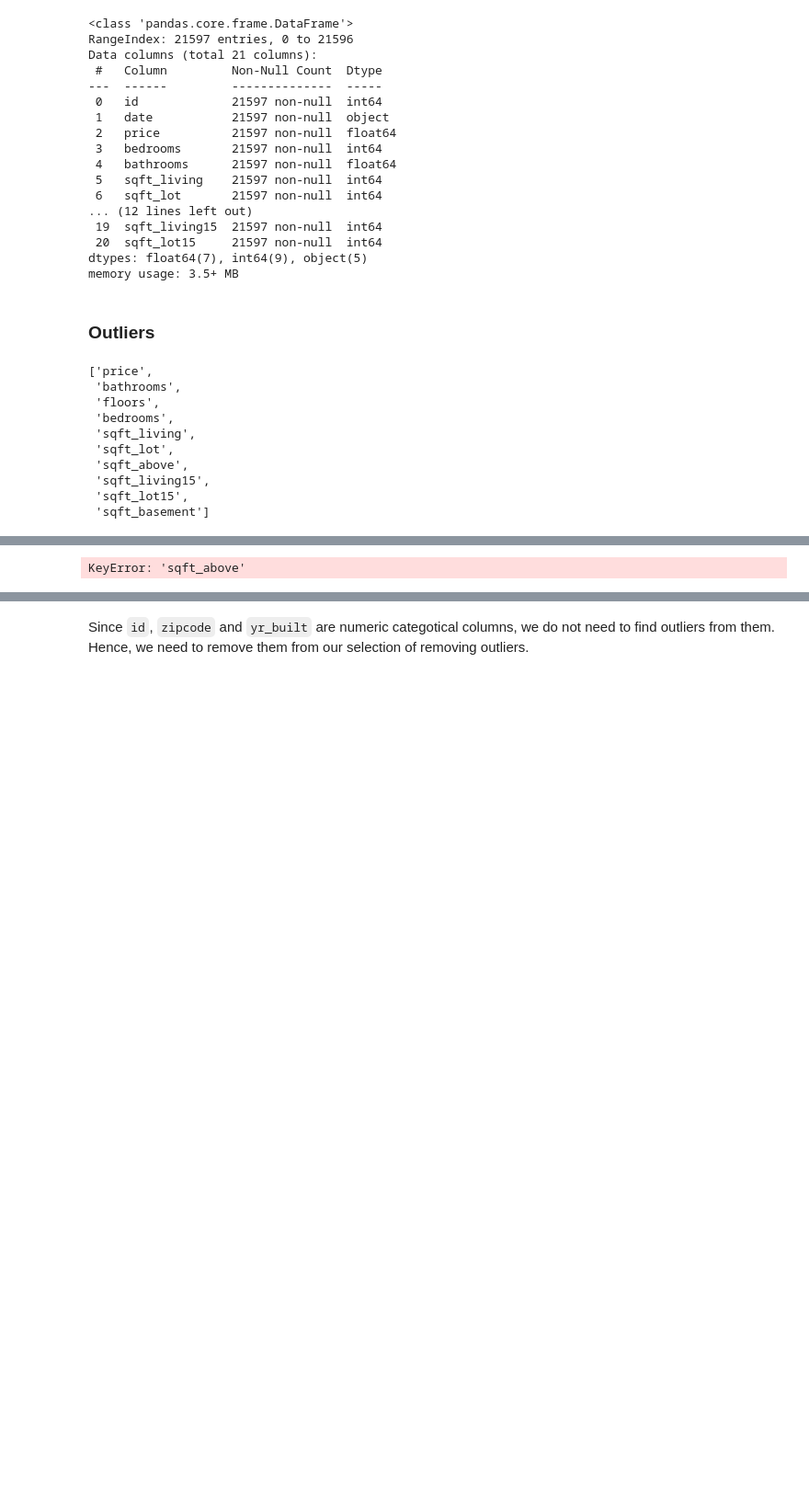
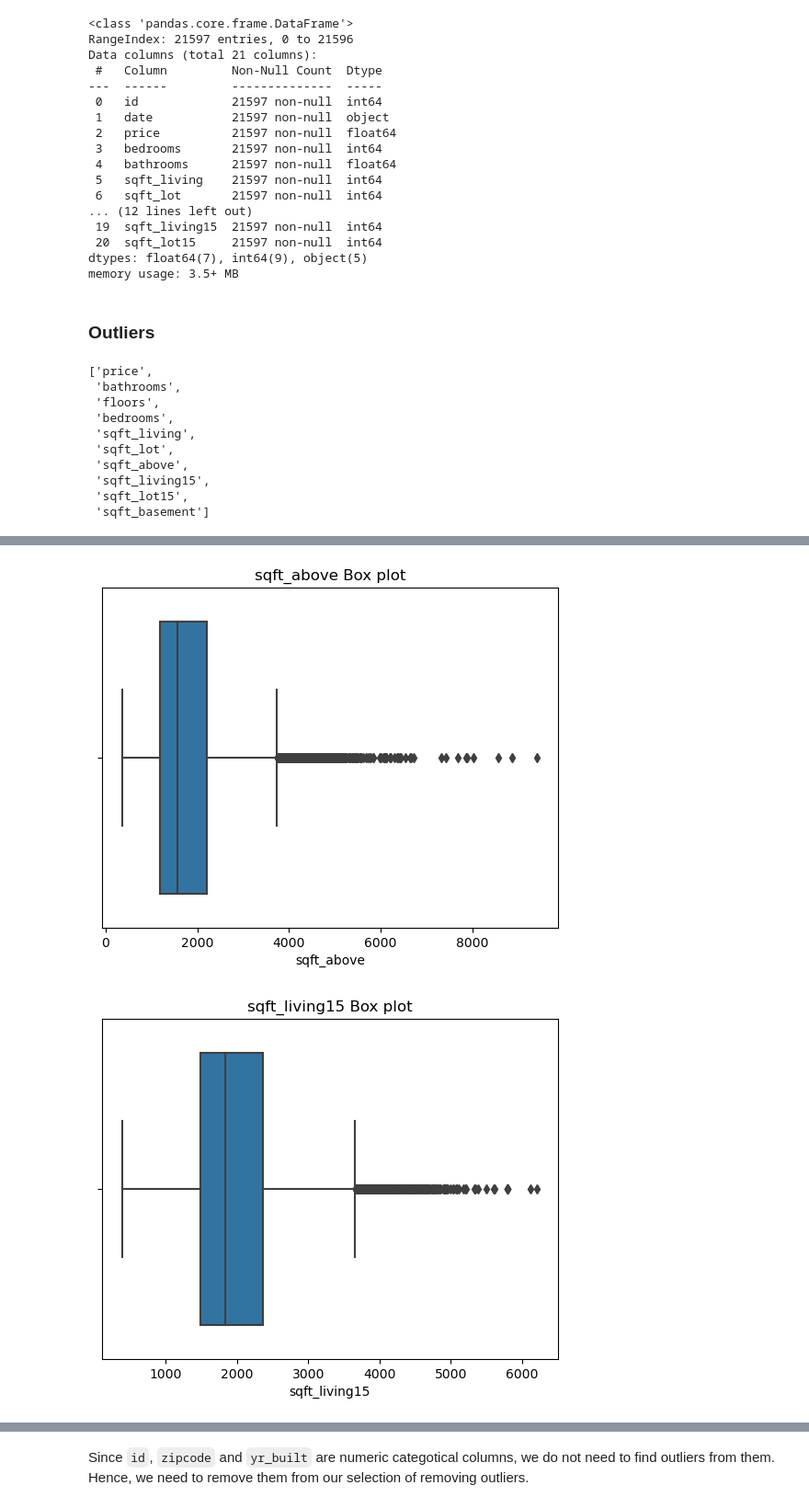
Before and after one commit to LEE-NANGI/PHASE-2-PROJECT, a Jupyter notebook: student.ipynb, the cells around one changed output, grey strips where cells are left out. Shown: that part at 92% size. Drawn from its saved outputs; the diff is of its cells as text; code cells hidden in the pictures; blank space fills up the shorter version.

```diff
--- a/student.ipynb
+++ b/student.ipynb
@@ -190,16 +190,17 @@ def outlier_box_plot(data, column_name):
 # %%
 # Checking for outliers in the columns and plotting the box plot.
 
 for column in cols:
 
-    outlier_box_plot(copy_df, column)
+    outlier_box_plot(df, column)
     plt.title(f'{column} Box plot')
     plt.show()
 # %% [output]
 [figure]
 [figure]
 [figure]
 [figure]
 [figure]
 [figure]
-KeyError: 'sqft_above'
+[figure, added]
+[figure, added]
```
Also changed, not shown: parts of 21 cells of this notebook.
